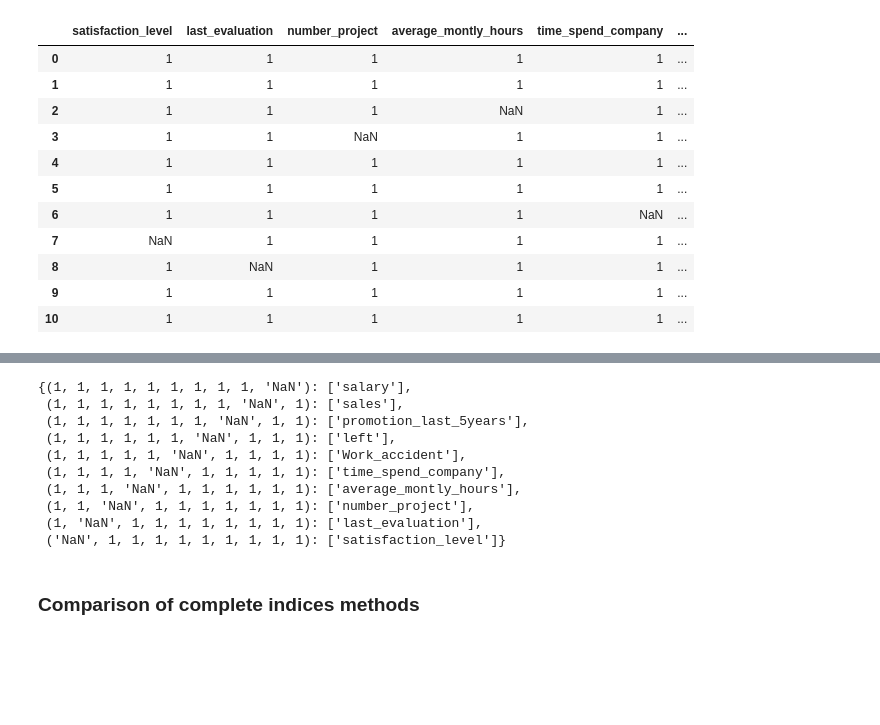
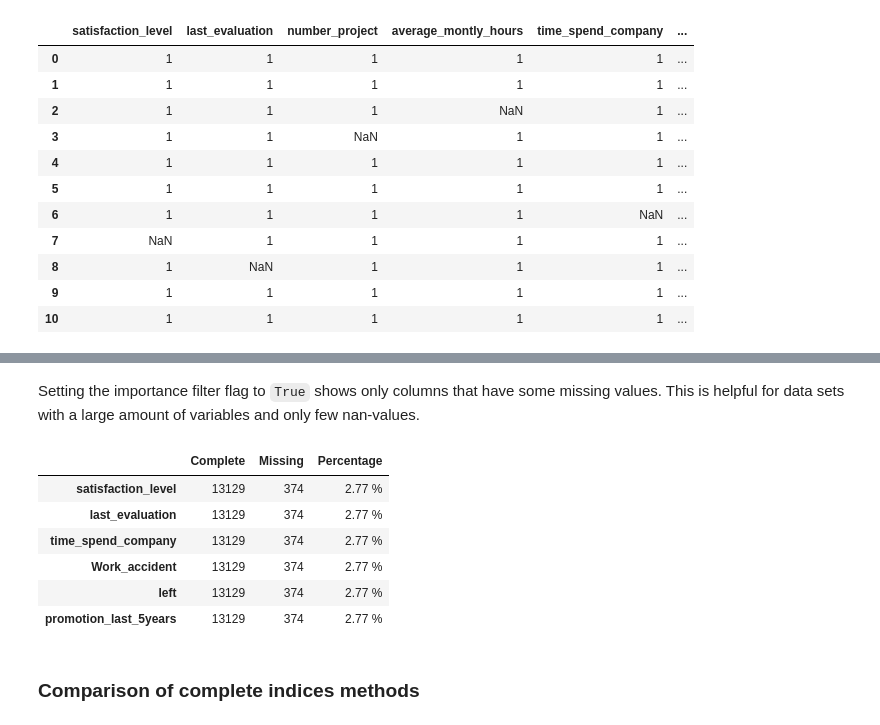
Before and after one commit to andirs/impyte, a Jupyter notebook: sandbox.ipynb, the cells around one changed output, grey strips where cells are left out. Drawn from its saved outputs; the diff is of its cells as text; code cells hidden in the pictures; blank space fills up the shorter version.

```diff
--- a/sandbox.ipynb
+++ b/sandbox.ipynb
@@ -289,16 +296,18 @@ imputer.pattern()
-# %%
-imputer.pattern_log.easy_access
-# %% [output]
-{(1, 1, 1, 1, 1, 1, 1, 1, 1, 'NaN'): ['salary'],
- (1, 1, 1, 1, 1, 1, 1, 1, 'NaN', 1): ['sales'],
- (1, 1, 1, 1, 1, 1, 1, 'NaN', 1, 1): ['promotion_last_5years'],
- (1, 1, 1, 1, 1, 1, 'NaN', 1, 1, 1): ['left'],
- (1, 1, 1, 1, 1, 'NaN', 1, 1, 1, 1): ['Work_accident'],
- (1, 1, 1, 1, 'NaN', 1, 1, 1, 1, 1): ['time_spend_company'],
- (1, 1, 1, 'NaN', 1, 1, 1, 1, 1, 1): ['average_montly_hours'],
- (1, 1, 'NaN', 1, 1, 1, 1, 1, 1, 1): ['number_project'],
- (1, 'NaN', 1, 1, 1, 1, 1, 1, 1, 1): ['last_evaluation'],
- ('NaN', 1, 1, 1, 1, 1, 1, 1, 1, 1): ['satisfaction_level']}
+# %% [markdown]
+Setting the importance filter flag to `True`  shows only columns that have some missing values. This is helpful for data sets with a large amount of variables and only few nan-values.
+# %%
+for pattern_no in range(1,4): #  drop patterns 1 to 3
+    imp.drop_pattern(pattern_no, inplace=True)
+# %%
+imp.get_missing_summary(importance_filter=True)
+# %% [output]
+|  | Complete | Missing | Percentage |
+| satisfaction_level | 13129 | 374 | 2.77 % |
+| last_evaluation | 13129 | 374 | 2.77 % |
+| time_spend_company | 13129 | 374 | 2.77 % |
+| Work_accident | 13129 | 374 | 2.77 % |
+| left | 13129 | 374 | 2.77 % |
+| promotion_last_5years | 13129 | 374 | 2.77 % |
 # %% [markdown]
 ### Comparison of complete indices methods
 # %%
```
Also changed, not shown: parts of 40 cells of this notebook, 1 other file.
